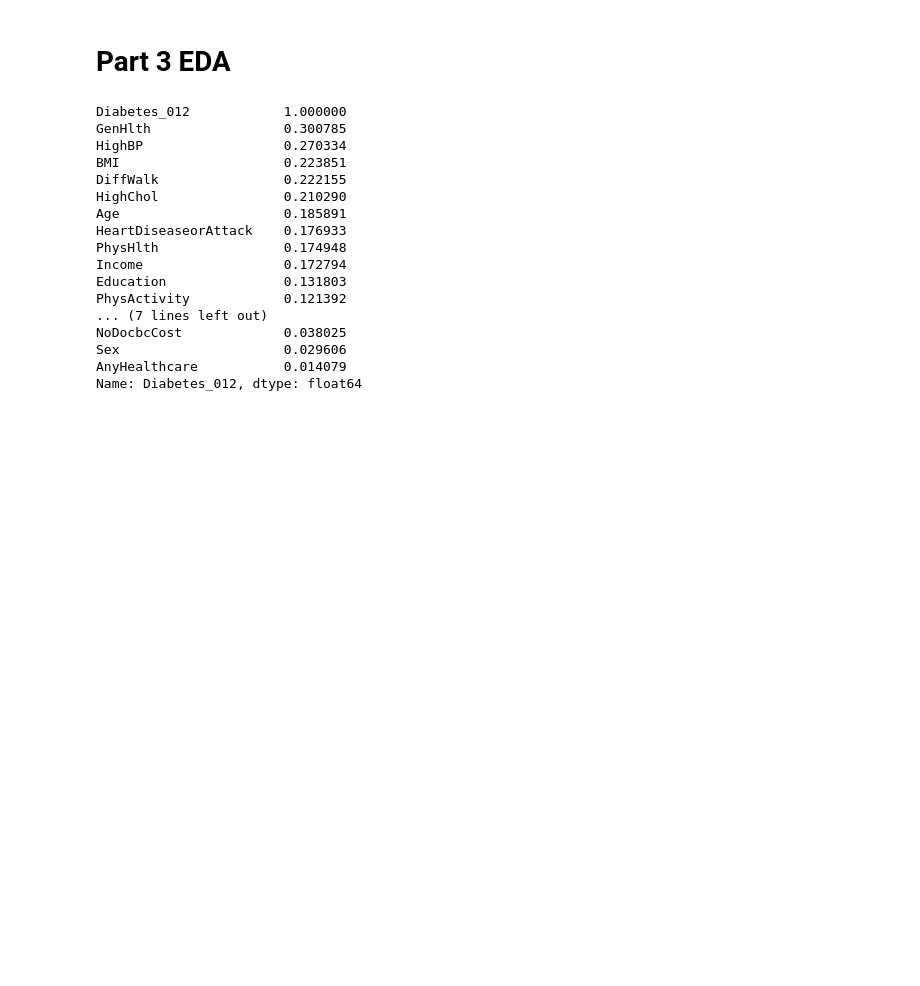
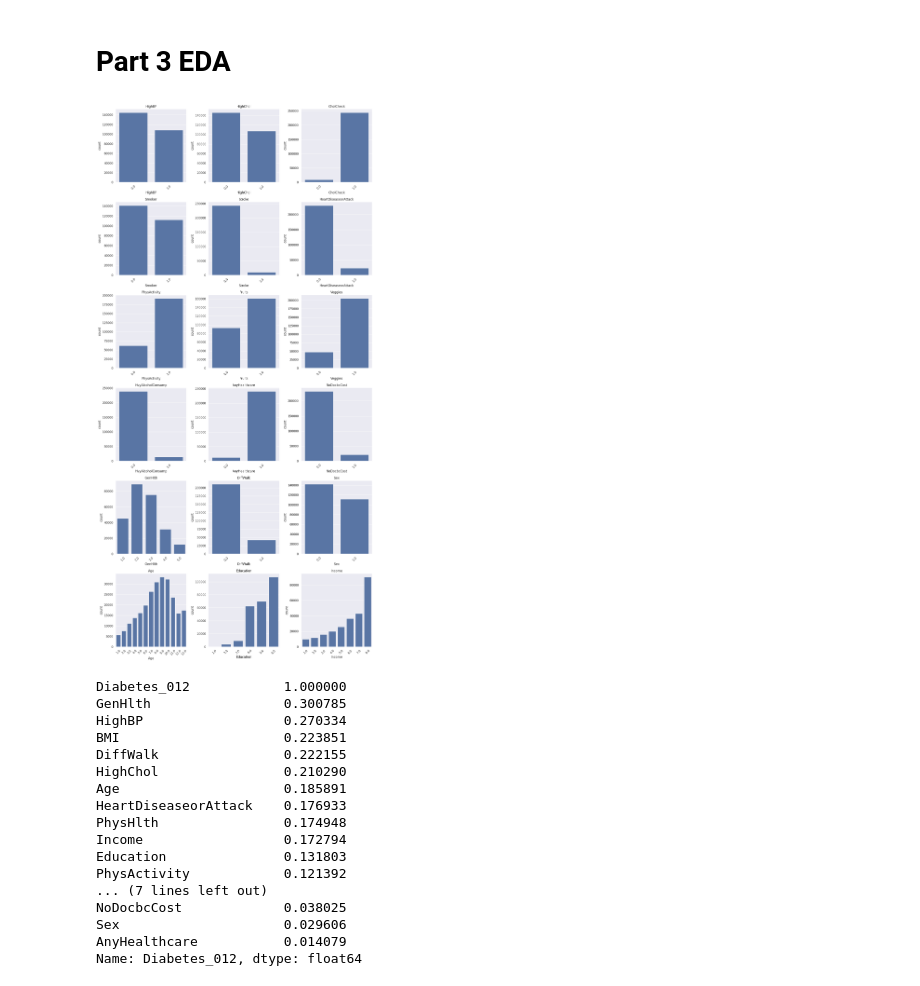
Before and after one commit to Wayy66/Wayy66, a Jupyter notebook: 5650_Final_Project.ipynb, the cells around one changed output. Saved outputs shown, nothing was run; the diff lists cells and outputs as text; code cells hidden in the pictures; blank space fills up the shorter version.

```diff
--- a/5650_Final_Project.ipynb
+++ b/5650_Final_Project.ipynb
@@ -98,6 +98,27 @@ Diabetes_012
 Name: count, dtype: float64
 # %% [markdown]
 # Part 3 EDA
+# %%
+# List of categorical variables
+categorical_variables = ['HighBP', 'HighChol', 'CholCheck', 'Smoker', 'Stroke',
+    'HeartDiseaseorAttack', 'PhysActivity', 'Fruits', 'Veggies', 'HvyAlcoholConsump',
+    'AnyHealthcare', 'NoDocbcCost', 'GenHlth', 'DiffWalk', 'Sex', 'Age',
+    'Education', 'Income']
+
+# Determine the number of rows needed based on the number of variables and the desired number of columns
+n_rows = (len(categorical_variables) + 2) // 3
+
+# Plotting
+plt.figure(figsize=(15, 5 * n_rows))
+for i, variable in enumerate(categorical_variables, 1):
+    plt.subplot(n_rows, 3, i)
+    sns.countplot(x=variable, data=df)
+    plt.title(variable)
+    plt.xticks(rotation=45)
+plt.tight_layout()
+plt.show()
+# %% [output]
+[figure, added]
 # %%
 # Replace values 1 and 2 in 'Diabetes_012' with 1
 df['Diabetes_012'] = df['Diabetes_012'].replace({1.0: 1, 2.0: 1})
```
Also changed, not shown: parts of 26 cells of this notebook.
